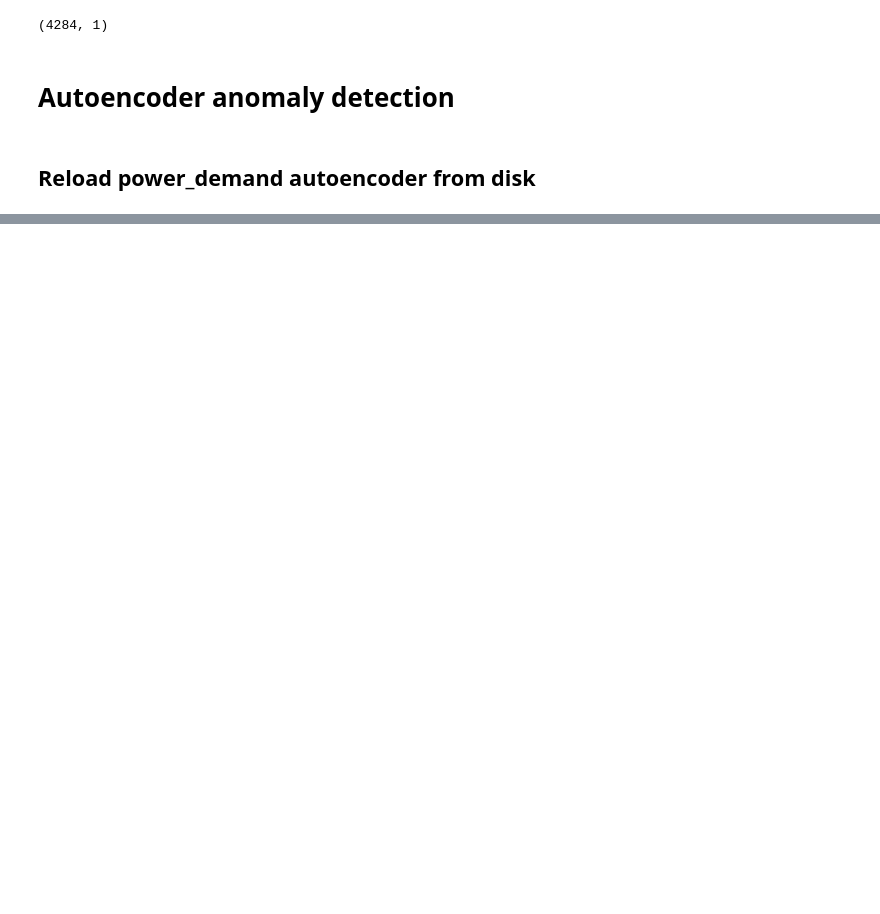
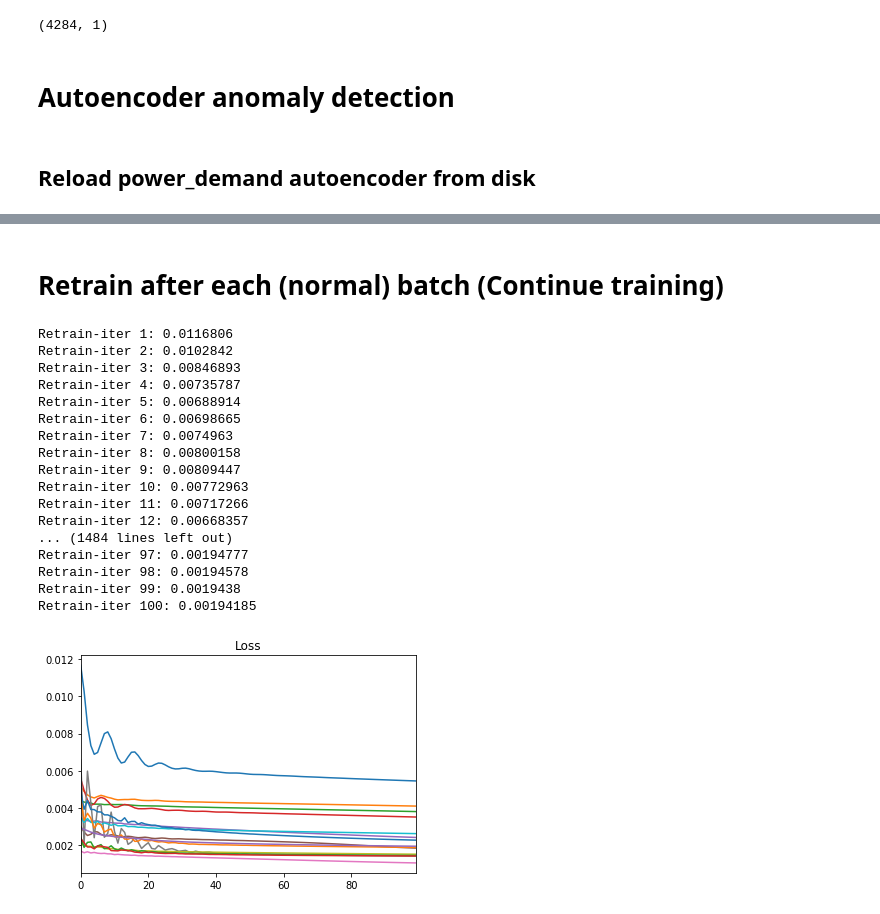
Before and after one commit to binli826/LSTM-Autoencoders, a Jupyter notebook: src/Synthetic example (Power demand dataset).ipynb, the cells around one changed output, grey strips where cells are left out. Cells and saved outputs as stored; diff of their text form; code cells hidden in the pictures; blank space fills up the shorter version.

```diff
--- a/src/Synthetic example (Power demand dataset).ipynb
+++ b/src/Synthetic example (Power demand dataset).ipynb
@@ -97,0 +136,42 @@ foobar.to_csv("C:/Users/Bin/Desktop/Thesis/tmp/EncDecADModel_online_init/power_d
+# %% [markdown]
+# Retrain after each (normal) batch (Continue training)
+# %%
+input_buffer = []
+output_buffer = []
+anomaly_batches = [0,2,3,18]
+count = -1 # jump the anomaly batches, not used for retraining
+loss_overall = []
+for data in test_set_list:
+    count +=1
+    (input_n, output_n) = sess.run([input_, output_], {p_input: data, p_is_training: False})
+    input_buffer.append(input_n)
+    output_buffer.append(output_n)
+    if count in anomaly_batches:
+        continue
+    # retrain
+    loss = []
+    for i in range(100):
+        (loss_val, _) = sess.run([loss_, train_], {p_input: data,p_is_training : True})
+        loss.append(loss_val)
+        print('Retrain-iter %d:' % (i + 1), loss_val)
+    loss_overall.append(loss_val)
+    pd.Series(loss).plot(title="Loss")
+# %% [output]
+Retrain-iter 1: 0.0116806
+Retrain-iter 2: 0.0102842
+Retrain-iter 3: 0.00846893
+Retrain-iter 4: 0.00735787
+Retrain-iter 5: 0.00688914
+Retrain-iter 6: 0.00698665
+Retrain-iter 7: 0.0074963
+Retrain-iter 8: 0.00800158
+Retrain-iter 9: 0.00809447
+Retrain-iter 10: 0.00772963
+Retrain-iter 11: 0.00717266
+Retrain-iter 12: 0.00668357
+... (1484 lines left out)
+Retrain-iter 97: 0.00194777
+Retrain-iter 98: 0.00194578
+Retrain-iter 99: 0.0019438
+Retrain-iter 100: 0.00194185
+[figure, added]
```
Also changed, not shown: parts of 20 cells of this notebook, 1 other file.
